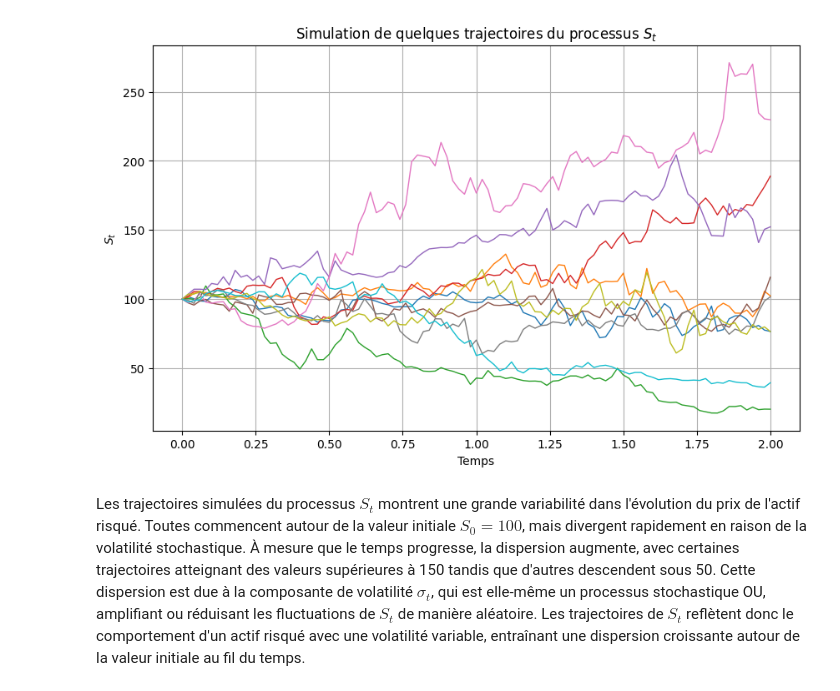
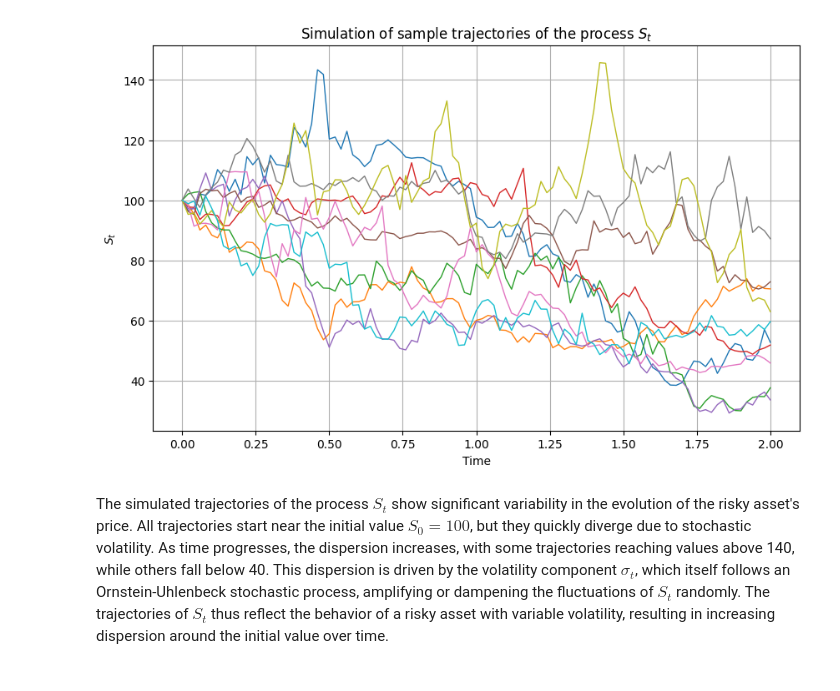
Before and after one commit to MWajdi/stochastic-hedging-simulations, a Jupyter notebook: main_notebook.ipynb, the cells around one changed output. Cells and saved outputs as stored; diff of their text form; code cells hidden in the pictures.

```diff
--- a/main_notebook.ipynb
+++ b/main_notebook.ipynb
@@ -152,42 +248,44 @@ où $ \Delta W_i \sim \mathcal{N}(0, \Delta t) $ est un incrément de Brownien e
 # %%
-# Paramètres de la simulation
-T = 2.0
-n = 100
-dt = T / n
-m = 1000
+# Simulation parameters
+T = 2.0           # Total time
+n = 100           # Number of time steps
+dt = T / n        # Time step size
+m = 1000          # Number of trajectories to simulate
 
-# Paramètres du processus S_t
-S0 = 100
-sigma0 = 0.2
-lambda_ = 2.0
-c = 0.4
-gamma = 0.3
+# Parameters for the S_t process
+S0 = 100          # Initial asset price
+sigma0 = 0.2      # Initial volatility
+lambda_ = 2.0     # Mean reversion rate
+c = 0.4           # Long-term mean level
+gamma = 0.3       # Volatility of the process
 
 t = np.linspace(0, T, n + 1)
 
-S = np.zeros((m, n + 1))
-sigma = np.zeros((m, n + 1))
+S = np.zeros((m, n + 1))       # Asset price trajectories
+sigma = np.zeros((m, n + 1))   # Volatility trajectories
 S[:, 0] = S0
 sigma[:, 0] = sigma0
 
 for i in range(1, n + 1):
-    dW1 = np.sqrt(dt) * np.random.randn(m)
-    dW2 = np.sqrt(dt) * np.random.randn(m)
+    dW1 = np.sqrt(dt) * np.random.randn(m)  # Brownian increments for S_t
+    dW2 = np.sqrt(dt) * np.random.randn(m)  # Brownian increments for sigma_t
 
+    # Update sigma_t using the Ornstein-Uhlenbeck process
     sigma[:, i] = sigma[:, i - 1] + lambda_ * (c - sigma[:, i - 1]) * dt + gamma * dW2
 
+    # Update S_t using the discretized formula
     S[:, i] = S[:, i - 1] * np.exp(-0.5 * sigma[:, i - 1]**2 * dt + sigma[:, i - 1] * dW1)
 
 plt.figure(figsize=(10, 6))
-for j in range(10):  # Afficher les 10 premières trajectoires
+for j in range(10):  # Display the first 10 trajectories
     plt.plot(t, S[j], lw=1)
-plt.title('Simulation de quelques trajectoires du processus $S_t$')
-plt.xlabel('Temps')
+plt.title('Simulation of sample trajectories of the process $S_t$')
+plt.xlabel('Time')
 plt.ylabel('$S_t$')
 plt.grid(True)
 plt.show()
 # %% [output]
-[figure, old version]
+[figure, new version]
 # %% [markdown]
-Les trajectoires simulées du processus $ S_t $ montrent une grande variabilité dans l'évolution du prix de l'actif risqué. Toutes commencent autour de la valeur initiale $ S_0 = 100 $, mais divergent rapidement en raison de la volatilité stochastique. À mesure que le temps progresse, la dispersion augmente, avec certaines trajectoires atteignant des valeurs supérieures à 150 tandis que d'autres descendent sous 50. Cette dispersion est due à la composante de volatilité $ \sigma_t $, qui est elle-même un processus stochastique OU, amplifiant ou réduisant les fluctuations de $ S_t $ de manière aléatoire. Les trajectoires de $ S_t $ reflètent donc le comportement d'un actif risqué avec une volatilité variable, entraînant une dispersion croissante autour de la valeur initiale au fil du temps.
+The simulated trajectories of the process $S_t$ show significant variability in the evolution of the risky asset's price. All trajectories start near the initial value $S_0 = 100$, but they quickly diverge due to stochastic volatility. As time progresses, the dispersion increases, with some trajectories reaching values above 140, while others fall below 40. This dispersion is driven by the volatility component $\sigma_t$, which itself follows an Ornstein-Uhlenbeck stochastic process, amplifying or dampening the fluctuations of $S_t$ randomly. The trajectories of $S_t$ thus reflect the behavior of a risky asset with variable volatility, resulting in increasing dispersion around the initial value over time.
 # %% [markdown]
```
Also changed, not shown: parts of 10 cells of this notebook.
